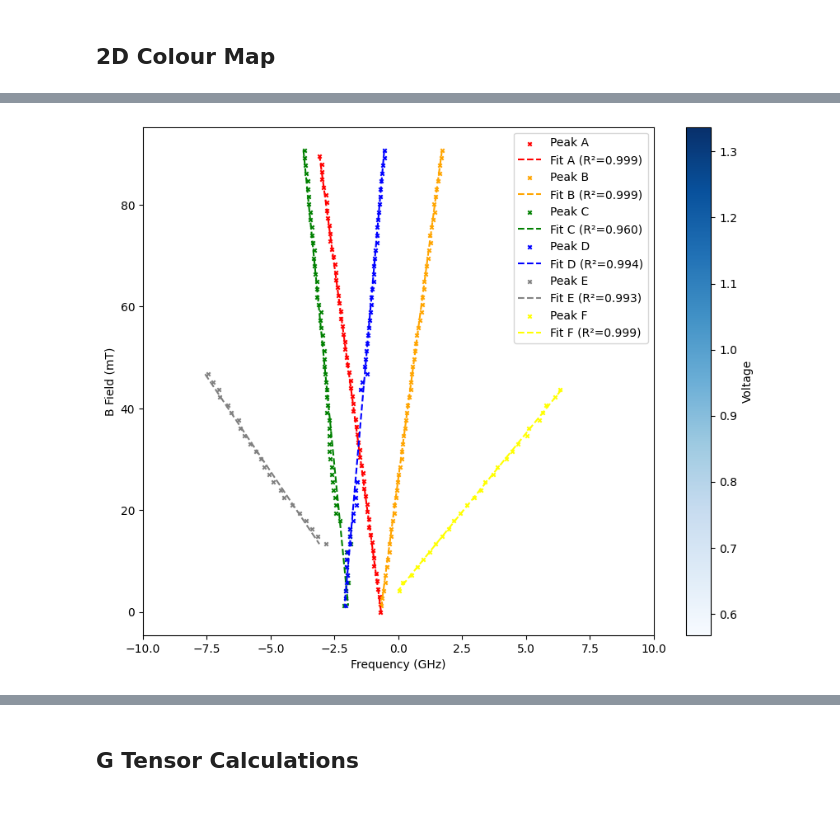
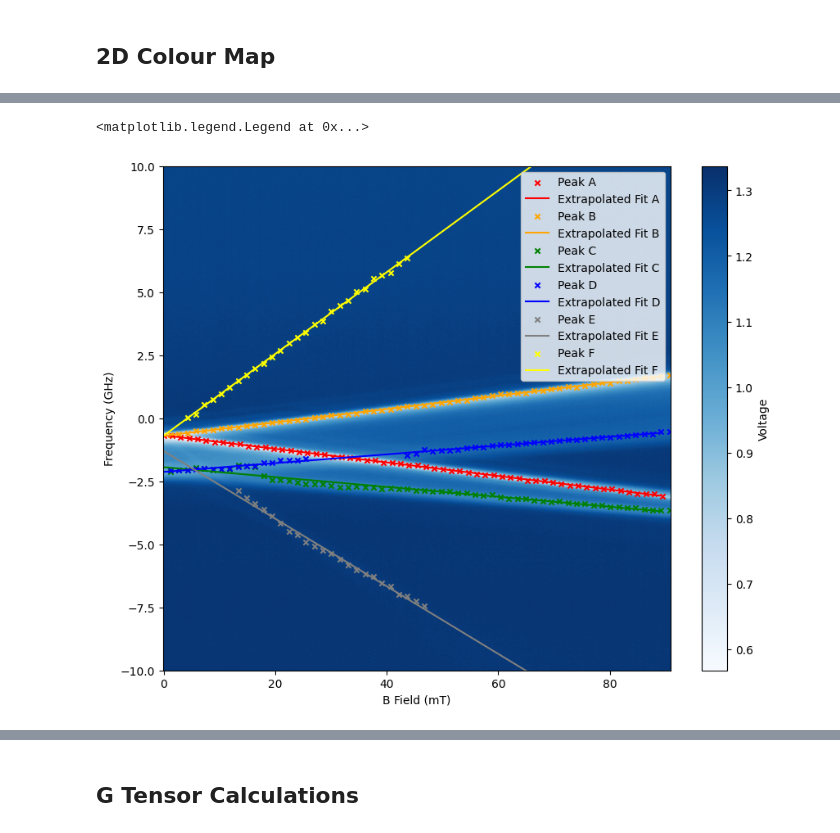
Before and after one commit to fergusayton/sample_coupling_analysis, a Jupyter notebook: 25_03_2025_IH_magnet_ramp_analysis_2.ipynb, the cells around one changed output, grey strips where cells are left out. Drawn from its saved outputs; the diff is of its cells as text; code cells hidden in the pictures.

```diff
--- a/25_03_2025_IH_magnet_ramp_analysis_2.ipynb
+++ b/25_03_2025_IH_magnet_ramp_analysis_2.ipynb
@@ -108,7 +110,5 @@ plt.show()
 # %%
-import numpy as np
-import pandas as pd
-import matplotlib.pyplot as plt
+
 
 # Load data for each peak
 peak_paths = {
@@ -122,11 +122,13 @@ peak_paths = {
 
 peak_data = {}
 slopes = {}
+extrap_fields=np.arange(0, int(fields[-1]*1000),step=1)
 
 # Load each peak data into a dictionary and calculate the slope and R^2
 for peak, path in peak_paths.items():
     data = pd.read_csv(path)
     freq = data['Frequency (GHz)'].values
+    print(freq)
     b_field = data['B Field (mT)'].values
 
     # Linear fit
@@ -134,8 +136,15 @@ for peak, path in peak_paths.items():
     slope = fit[0]
     intercept = fit[1]
 
-    # Calculate fitted values
-    fitted_values = np.poly1d(fit)(b_field)
+    # Create the polynomial function for the fit
+    poly = np.poly1d(fit)
+
+
+    # Extrapolate the fit over the entire range of the predefined fields array
+    extrapolated_fit = poly(extrap_fields)
+
+    # Calculate fitted values for the original data
+    fitted_values = poly(b_field)
 
     # Calculate R^2
     ss_res = np.sum((freq - fitted_values) ** 2)
@@ -150,7 +159,8 @@ for peak, path in peak_paths.items():
         "slope": slope,
         "r_squared": r_squared,
         "fit_line": fitted_values,
-        "intercept": intercept
+        "intercept": intercept,
+        "extrapolated_fit": extrapolated_fit
     }
     print(f"Slope of Peak {peak}: {slope:.6f} GHz/mT, R²: {r_squared:.6f}, Intercept: {intercept:.6f}")
 # %% [output]
@@ -163,20 +184,25 @@ Slope of Peak F: 0.162016 GHz/mT, R²: 0.999220, Intercept: -0.688081
 # %%
 # Plot the data and linear fits
-fig, ax2 = plt.subplots(figsize=(10, 8))
-#c = ax2.pcolormesh(freq_axis_GHz, fields * 1000, voltages, shading='auto', cmap='Blues')
-
-# Plot the scatter points and linear fits for each peak
+fig2, ax2 = plt.subplots(figsize=(10, 8))
+c = ax2.pcolormesh(fields * 1000,freq_axis_GHz, voltages.T, shading='auto', cmap='Blues')
+# Plot the scatter points, linear fits, and extrapolated fits for each peak
 colors = ['red', 'orange', 'green', 'blue', 'grey', 'yellow']
 for i, (peak, data) in enumerate(peak_data.items()):
-    ax2.scatter(data['freq'], data['b_field'], color=colors[i], marker='x', label=f"Peak {peak}", s=10)
-    ax2.plot(data['fit_line'], data['b_field'], color=colors[i], linestyle='--', label=f"Fit {peak} (R²={data['r_squared']:.3f})")
+    # Scatter plot of the original data points
+    ax2.scatter(data['b_field'], data['freq'], color=colors[i], marker='x', label=f"Peak {peak}", s=20)
 
-# Add color bar and labels
-fig.colorbar(c, ax=ax2, label="Voltage")
-ax2.set_xlabel("Frequency (GHz)")
-ax2.set_ylabel("B Field (mT)")
+    # Plot the fitted line within the original data range
+    #ax2.plot(data['b_field'], data['fit_line'], color=colors[i], linestyle='--', label=f"Fit {peak} (R²={data['r_squared']:.3f})")
+
+    # Plot the extrapolated fit over the entire fields range
+    ax2.plot(extrap_fields, data['extrapolated_fit'], color=colors[i], label=f"Extrapolated Fit {peak}")
+
+# Add labels and legend
+fig2.colorbar(c, ax=ax2, label="Voltage")
+ax2.set_ylim([-10,10])
+ax2.set_xlabel("B Field (mT)")
+ax2.set_ylabel("Frequency (GHz)")
 ax2.legend()
-ax2.set_xlim([-10,10])
-plt.show()
 # %% [output]
+<matplotlib.legend.Legend at 0x...>
-[figure, old version]
+[figure, new version]
```
Also changed, not shown: parts of 6 cells of this notebook.
